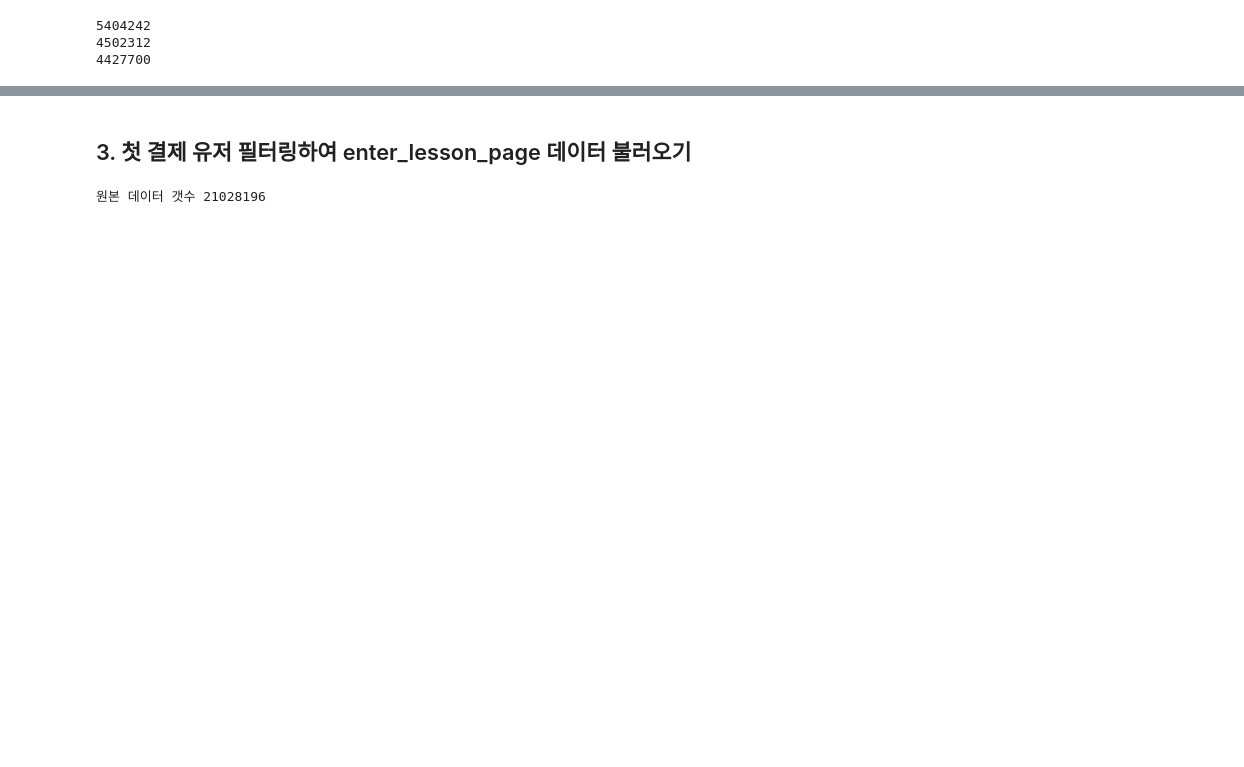
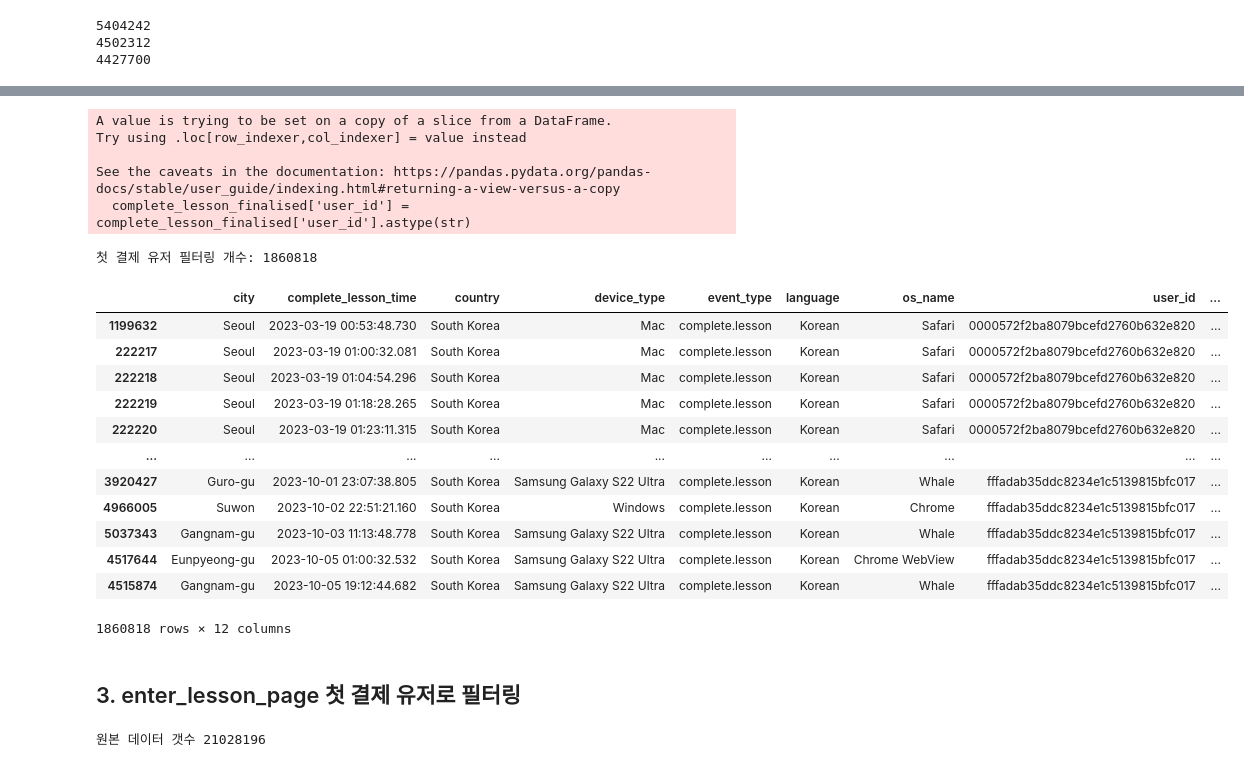
Before and after one commit to saeraniren/intermediate_project, a Jupyter notebook: haein_funnel_eda.ipynb, the cells around one changed output, grey strips where cells are left out. Cells and saved outputs as stored; diff of their text form; code cells hidden in the pictures; blank space fills up the shorter version.

```diff
--- a/haein_funnel_eda.ipynb
+++ b/haein_funnel_eda.ipynb
@@ -1261,5 +1238,34 @@ print(len(complete_lesson_finalised)) # 시, 분단위 중복 제거 완료
+# %%
+# complete_lesson_finalised['user_id']도 문자열(str)로 변환
+complete_lesson_finalised['user_id'] = complete_lesson_finalised['user_id'].astype(str)
+
+# 필터링 수행
+first_paid_complete_lesson = complete_lesson_finalised[complete_lesson_finalised['user_id'].isin(first_payment_user_id_list)]
+
+print("첫 결제 유저 필터링 개수:", len(first_paid_complete_lesson))
+display(first_paid_complete_lesson)
+# %% [output]
+A value is trying to be set on a copy of a slice from a DataFrame.
+Try using .loc[row_indexer,col_indexer] = value instead
+
+See the caveats in the documentation: https://pandas.pydata.org/pandas-docs/stable/user_guide/indexing.html#returning-a-view-versus-a-copy
+  complete_lesson_finalised['user_id'] = complete_lesson_finalised['user_id'].astype(str)
+첫 결제 유저 필터링 개수: 1860818
+|  | city | complete_lesson_time | country | device_type | event_type | language | os_name | user_id | ... |
+| 1199632 | Seoul | 2023-03-19 00:53:48.730 | South Korea | Mac | complete.lesson | Korean | Safari | 0000572f2ba8079bcefd2760b632e820 | ... |
+| 222217 | Seoul | 2023-03-19 01:00:32.081 | South Korea | Mac | complete.lesson | Korean | Safari | 0000572f2ba8079bcefd2760b632e820 | ... |
+| 222218 | Seoul | 2023-03-19 01:04:54.296 | South Korea | Mac | complete.lesson | Korean | Safari | 0000572f2ba8079bcefd2760b632e820 | ... |
+| 222219 | Seoul | 2023-03-19 01:18:28.265 | South Korea | Mac | complete.lesson | Korean | Safari | 0000572f2ba8079bcefd2760b632e820 | ... |
+| 222220 | Seoul | 2023-03-19 01:23:11.315 | South Korea | Mac | complete.lesson | Korean | Safari | 0000572f2ba8079bcefd2760b632e820 | ... |
+| ... | ... | ... | ... | ... | ... | ... | ... | ... | ... |
+| 3920427 | Guro-gu | 2023-10-01 23:07:38.805 | South Korea | Samsung Galaxy S22 Ultra | complete.lesson | Korean | Whale | fffadab35ddc8234e1c5139815bfc017 | ... |
+| 4966005 | Suwon | 2023-10-02 22:51:21.160 | South Korea | Windows | complete.lesson | Korean | Chrome | fffadab35ddc8234e1c5139815bfc017 | ... |
+| 5037343 | Gangnam-gu | 2023-10-03 11:13:48.778 | South Korea | Samsung Galaxy S22 Ultra | complete.lesson | Korean | Whale | fffadab35ddc8234e1c5139815bfc017 | ... |
+| 4517644 | Eunpyeong-gu | 2023-10-05 01:00:32.532 | South Korea | Samsung Galaxy S22 Ultra | complete.lesson | Korean | Chrome WebView | fffadab35ddc8234e1c5139815bfc017 | ... |
+| 4515874 | Gangnam-gu | 2023-10-05 19:12:44.682 | South Korea | Samsung Galaxy S22 Ultra | complete.lesson | Korean | Whale | fffadab35ddc8234e1c5139815bfc017 | ... |
+1860818 rows × 12 columns
 # %% [markdown]
-## 3. 첫 결제 유저 필터링하여 enter_lesson_page 데이터 불러오기
+## 3. enter_lesson_page 첫 결제 유저로 필터링
 # %%
 enter_lesson = pd.read_csv('/Users/haein/Desktop/코드잇-데이터분석/중급 프로젝트/주제 2/enter.lesson_page.csv')
 enter_lesson.drop(columns=['device_carrier','os_version','device_family','platform'], inplace=True)
```
Also changed, not shown: parts of 16 cells of this notebook.
